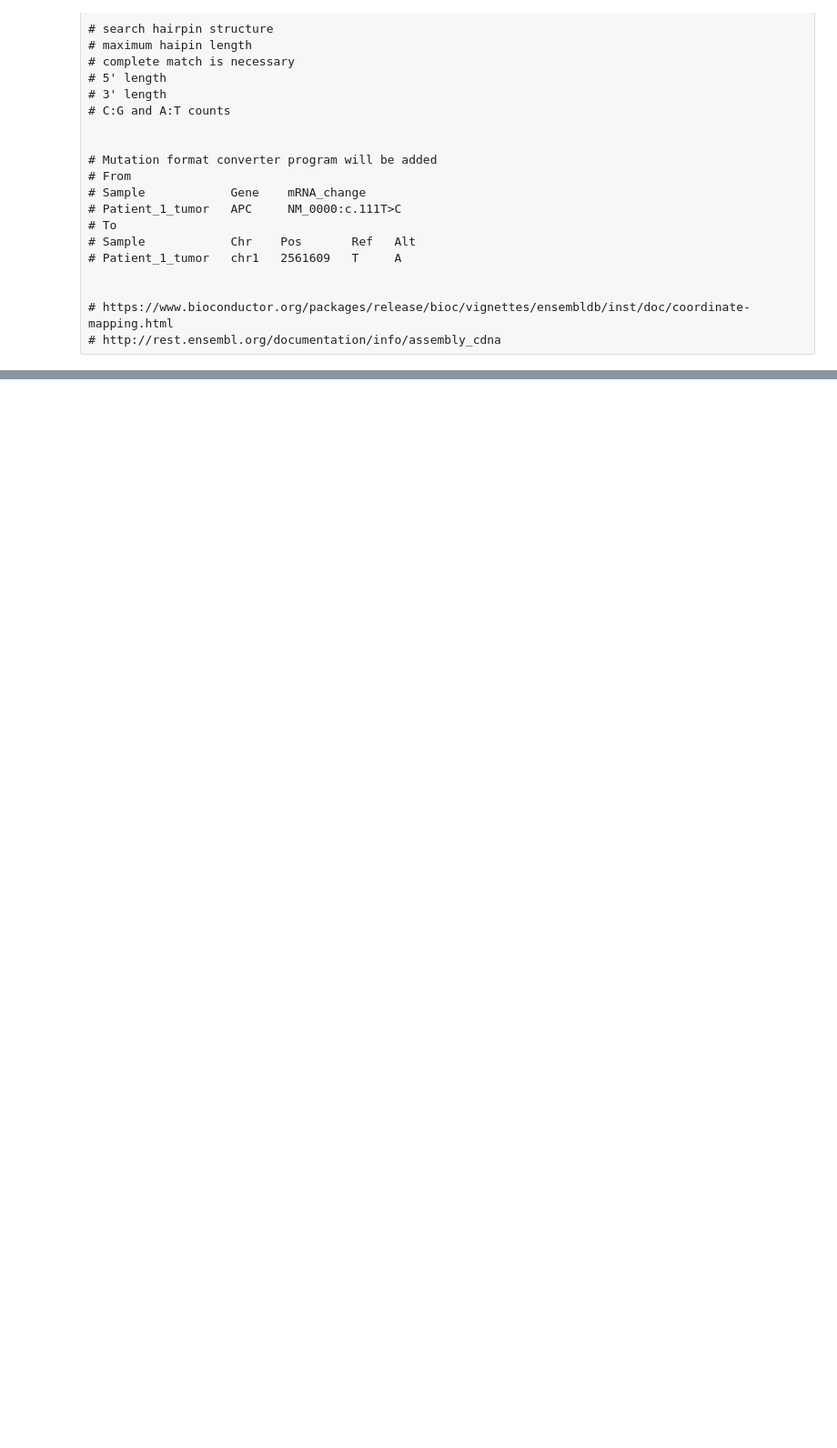
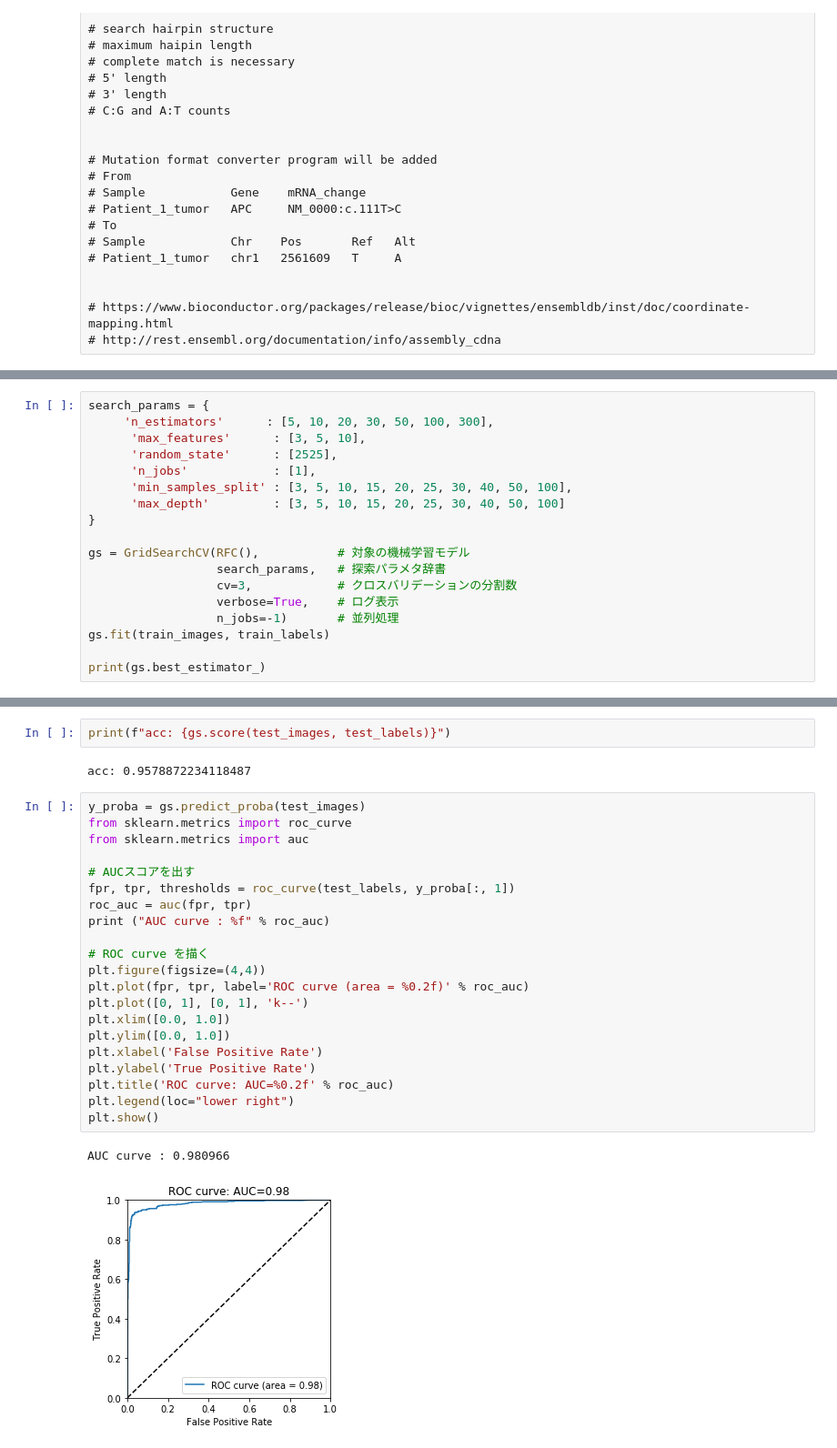
Before and after one commit to MANO-B/MicroSEC, a Jupyter notebook: MANOSEC.ipynb, the cells around one changed output, grey strips where cells are left out. Shown at 91% size. Cells and saved outputs as stored; diff of their text form; blank space fills up the shorter version.

```diff
--- a/MANOSEC.ipynb
+++ b/MANOSEC.ipynb
@@ -45,0 +308,18 @@ AGTACACTGGT
+# %%
+search_params = {
+     'n_estimators'      : [5, 10, 20, 30, 50, 100, 300],
+      'max_features'      : [3, 5, 10],
+      'random_state'      : [2525],
+      'n_jobs'            : [1],
+      'min_samples_split' : [3, 5, 10, 15, 20, 25, 30, 40, 50, 100],
+      'max_depth'         : [3, 5, 10, 15, 20, 25, 30, 40, 50, 100]
+}
+
+gs = GridSearchCV(RFC(),           # 対象の機械学習モデル
+                  search_params,   # 探索パラメタ辞書
+                  cv=3,            # クロスバリデーションの分割数
+                  verbose=True,    # ログ表示
+                  n_jobs=-1)       # 並列処理
+gs.fit(train_images, train_labels)
+
+print(gs.best_estimator_)
@@ -45,0 +347,28 @@ AGTACACTGGT
+# %%
+print(f"acc: {gs.score(test_images, test_labels)}")
+# %% [output]
+acc: 0.9578872234118487
+# %%
+y_proba = gs.predict_proba(test_images)
+from sklearn.metrics import roc_curve
+from sklearn.metrics import auc
+
+# AUCスコアを出す
+fpr, tpr, thresholds = roc_curve(test_labels, y_proba[:, 1])
+roc_auc = auc(fpr, tpr)
+print ("AUC curve : %f" % roc_auc)
+
+# ROC curve を描く
+plt.figure(figsize=(4,4))
+plt.plot(fpr, tpr, label='ROC curve (area = %0.2f)' % roc_auc)
+plt.plot([0, 1], [0, 1], 'k--')
+plt.xlim([0.0, 1.0])
+plt.ylim([0.0, 1.0])
+plt.xlabel('False Positive Rate')
+plt.ylabel('True Positive Rate')
+plt.title('ROC curve: AUC=%0.2f' % roc_auc)
+plt.legend(loc="lower right")
+plt.show()
+# %% [output]
+AUC curve : 0.980966
+[figure, added]
```
Also changed, not shown: parts of 16 cells of this notebook.
